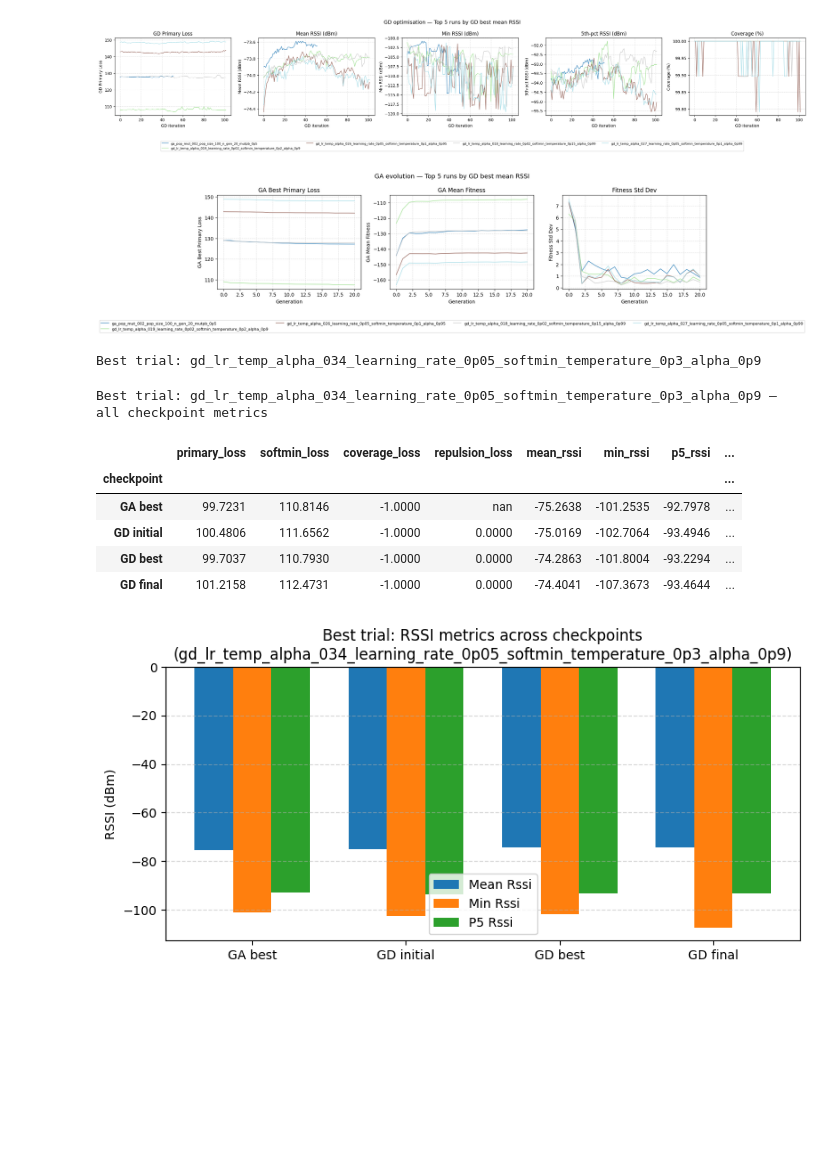
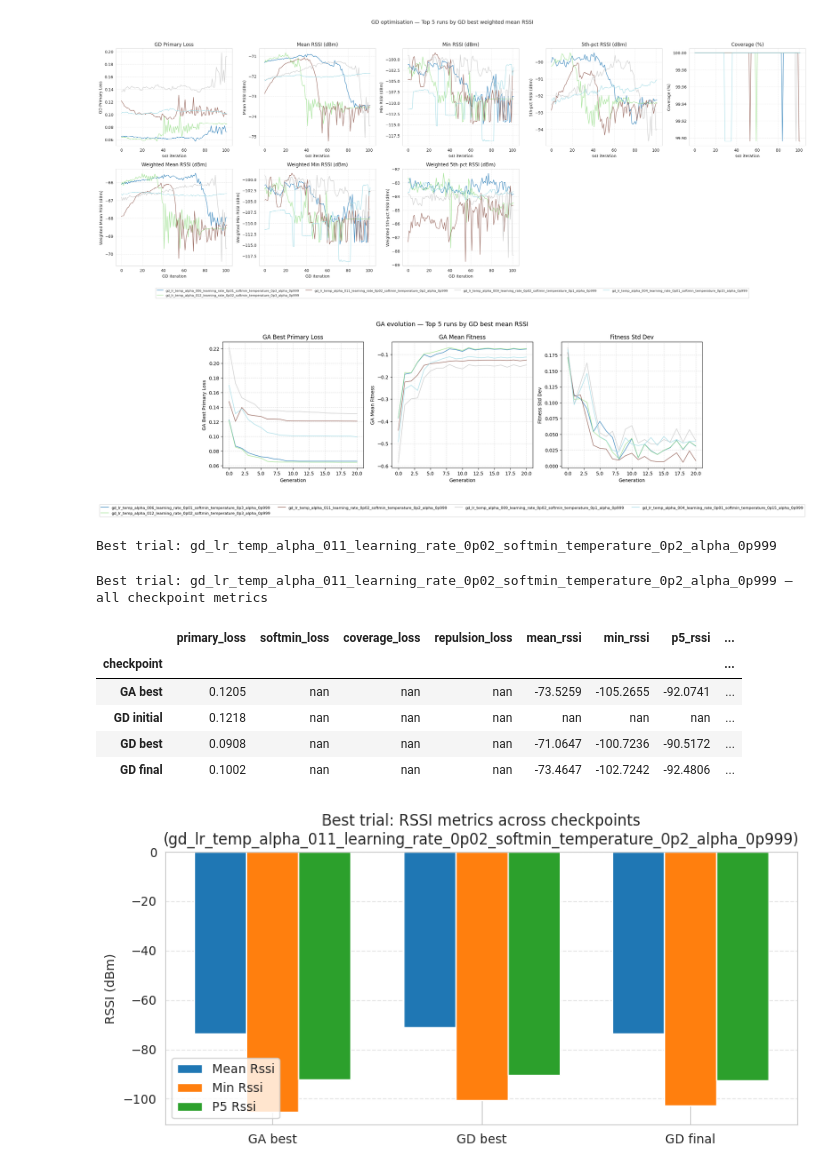
Before and after one commit to hieutrungle/repos, a Jupyter notebook: notebooks/results_analysis.ipynb, the cells around one changed output. Saved outputs shown, nothing was run; the diff lists cells and outputs as text; code cells hidden in the pictures; blank space fills up the shorter version.

Commit message:
add weighted to analysis

```diff
--- a/notebooks/results_analysis.ipynb
+++ b/notebooks/results_analysis.ipynb
@@ -8,5 +9,5 @@ from pathlib import Path
 # %%
-df = pd.read_csv('/home/hieule/research/repos/results/experiments/memetic_hparam_sweep/sweep_summary.csv')
+df = pd.read_csv('/home/hieule/research/reflector-position/tmp_results/experiments/memetic_hparam_sweep/sweep_summary.csv')
 # %%
 df.head()
 # %% [output]
@@ -41,6 +40,6 @@ df
 # %%
 # ── Load trend CSVs (one per trial) ──────────────────────────────────────────
-SWEEP_DIR = Path('/home/hieule/research/repos/results/experiments/memetic_hparam_sweep')
+SWEEP_DIR = Path('/home/hieule/research/reflector-position/tmp_results/experiments/memetic_hparam_sweep')
 TRENDS_DIR = SWEEP_DIR / 'trends'
 
 gd_histories = {}    # trial_name -> DataFrame
@@ -68,6 +67,8 @@ RANK_COLS = [
     'ga_best_mean_rssi', 'ga_best_min_rssi', 'ga_best_p5_rssi', 'ga_best_coverage_pct',
     'gd_best_mean_rssi',  'gd_best_min_rssi',  'gd_best_p5_rssi',  'gd_best_coverage_pct',
     'gd_final_mean_rssi', 'gd_final_min_rssi', 'gd_final_p5_rssi', 'gd_final_coverage_pct',
+    "ga_best_weighted_mean_rssi", "ga_best_weighted_min_rssi", "ga_best_weighted_p5_rssi", "ga_best_weighted_coverage_pct",
+    "gd_best_weighted_mean_rssi",  "gd_best_weighted_min_rssi",  "gd_best_weighted_p5_rssi",  "gd_best_weighted_coverage_pct",
     'total_time_s',
 ]
 
@@ -180,53 +234,64 @@ else:
 # %%
 # ── GD iteration history — Top 5 runs by GD best mean RSSI ────────────────────
-if 'gd_best_mean_rssi' not in df.columns:
-    print("Column 'gd_best_mean_rssi' not found in CSV.")
+if 'gd_best_weighted_mean_rssi' not in df.columns:
+    print("Column 'gd_best_weighted_mean_rssi' not found in CSV.")
 else:
-    df_top5 = df.sort_values('gd_best_mean_rssi', ascending=False).head(5)
+    df_top5 = df.sort_values('gd_best_weighted_mean_rssi', ascending=False).head(5)
     if 'trial_name' in df_top5.columns:
         top5_trials = df_top5['trial_name'].astype(str).tolist()
         gd_histories_top5 = {t: gd_histories[t] for t in top5_trials if t in gd_histories}
     else:
         gd_histories_top5 = {}
 
     if gd_histories_top5:
         GD_TREND_METRICS = [
             ('primary_loss',  'GD Primary Loss'),
             ('mean_rssi',     'Mean RSSI (dBm)'),
             ('min_rssi',      'Min RSSI (dBm)'),
             ('p5_rssi',       '5th-pct RSSI (dBm)'),
             ('coverage_pct',  'Coverage (%)'),
+            ('weighted_mean_rssi', 'Weighted Mean RSSI (dBm)'),
+            ('weighted_min_rssi', 'Weighted Min RSSI (dBm)'),
+            ('weighted_p5_rssi', 'Weighted 5th-pct RSSI (dBm)'),
+            # ('weighted_coverage_pct', 'Weighted Coverage (%)')
         ]
 
         n_plots = len(GD_TREND_METRICS)
-        fig, axes = plt.subplots(1, n_plots, figsize=(5 * n_plots, 4))
+        max_plots_per_row = 5
+        n_cols = min(max_plots_per_row, n_plots)
+        n_rows = int(np.ceil(n_plots / n_cols))
+        fig, axes = plt.subplots(n_rows, n_cols, figsize=(5 * n_cols, 5 * n_rows), squeeze=False)
+        axes_flat = axes.flatten()
         colors = cm.tab20(np.linspace(0, 1, len(gd_histories_top5)))
 
-        for ax, (col, ylabel) in zip(axes, GD_TREND_METRICS):
+        for ax, (col, ylabel) in zip(axes_flat, GD_TREND_METRICS):
             for (trial, hist), color in zip(gd_histories_top5.items(), colors):
                 if col in hist.columns:
                     ax.plot(hist['step'], hist[col], label=trial, color=color, linewidth=1.2, alpha=0.85)
             ax.set_xlabel('GD iteration')
             ax.set_ylabel(ylabel)
             ax.set_title(ylabel)
             ax.grid(linestyle='--', alpha=0.4)
 
-        handles, labels = axes[0].get_legend_handles_labels()
+        for ax in axes_flat[n_plots:]:
+            ax.set_visible(False)
+
+        handles, labels = axes_flat[0].get_legend_handles_labels()
         fig.legend(handles, labels, loc='lower center', ncol=min(4, len(gd_histories_top5)),
-                   bbox_to_anchor=(0.5, -0.18), fontsize=8)
-        fig.suptitle('GD optimisation — Top 5 runs by GD best mean RSSI', fontsize=13)
-        plt.tight_layout()
+                   bbox_to_anchor=(0.5, 0.0), fontsize=8)
+        fig.suptitle('GD optimisation — Top 5 runs by GD best weighted mean RSSI', fontsize=13)
+        plt.tight_layout(rect=[0, 0.06, 1, 0.95])
         plt.show()
     else:
         print("No GD history trend files found for top-5 ranked runs in", TRENDS_DIR)
 # %% [output]
-[figure, old version]
+[figure, new version]
 # %%
 # ── GA generation history — Top 5 runs by GD best mean RSSI ───────────────────
-if 'gd_best_mean_rssi' not in df.columns:
-    print("Column 'gd_best_mean_rssi' not found in CSV.")
+if 'gd_best_weighted_mean_rssi' not in df.columns:
+    print("Column 'gd_best_weighted_mean_rssi' not found in CSV.")
 else:
-    df_top5 = df.sort_values('gd_best_mean_rssi', ascending=False).head(5)
+    df_top5 = df.sort_values('gd_best_weighted_mean_rssi', ascending=False).head(5)
     if 'trial_name' in df_top5.columns:
         top5_trials = df_top5['trial_name'].astype(str).tolist()
         ga_generations_top5 = {t: ga_generations[t] for t in top5_trials if t in ga_generations}
@@ -241,7 +306,7 @@ else:
         ]
 
         n_plots = len(GA_TREND_METRICS)
-        fig, axes = plt.subplots(1, n_plots, figsize=(5 * n_plots, 4))
+        fig, axes = plt.subplots(1, n_plots, figsize=(5 * n_plots, 5))
         colors = cm.tab20(np.linspace(0, 1, len(ga_generations_top5)))
 
         for ax, (col, ylabel) in zip(axes, GA_TREND_METRICS):
@@ -262,12 +327,12 @@ else:
     else:
         print("No GA generation trend files found for top-5 ranked runs in", TRENDS_DIR)
 # %% [output]
-[figure, old version]
+[figure, new version]
 # %%
 # ── Best trial deep-dive: GA best + GD initial → best → final ────────────────
-if 'gd_best_primary_loss' in df.columns and len(df) > 0:
-    best_row = df.loc[df['gd_best_primary_loss'].idxmin()]
-    best_name = best_row.get('trial_name', str(df['gd_best_primary_loss'].idxmin()))
+if 'gd_best_mean_rssi' in df.columns and len(df) > 0:
+    best_row = df.loc[(df['gd_best_mean_rssi']-df["ga_best_mean_rssi"]).idxmax()]
+    best_name = best_row.get('trial_name', str((df['gd_best_mean_rssi']-df["ga_best_mean_rssi"]).idxmax()))
     print(f"Best trial: {best_name}")
 
     CHECKPOINT_GROUPS = {
@@ -318,12 +383,12 @@ if 'gd_best_primary_loss' in df.columns and len(df) > 0:
 else:
     print("Run the sweep and reload to see best-trial deep-dive.")
 # %% [output]
-Best trial: gd_lr_temp_alpha_034_learning_rate_0p05_softmin_temperature_0p3_alpha_0p9
+Best trial: gd_lr_temp_alpha_011_learning_rate_0p02_softmin_temperature_0p2_alpha_0p999
-Best trial: gd_lr_temp_alpha_034_learning_rate_0p05_softmin_temperature_0p3_alpha_0p9 — all checkpoint metrics
+Best trial: gd_lr_temp_alpha_011_learning_rate_0p02_softmin_temperature_0p2_alpha_0p999 — all checkpoint metrics
 |  | primary_loss | softmin_loss | coverage_loss | repulsion_loss | mean_rssi | min_rssi | p5_rssi | ... |
 | checkpoint |  |  |  |  |  |  |  | ... |
-| GA best | 99.7231 | 110.8146 | -1.0000 | nan | -75.2638 | -101.2535 | -92.7978 | ... |
-| GD initial | 100.4806 | 111.6562 | -1.0000 | 0.0000 | -75.0169 | -102.7064 | -93.4946 | ... |
-| GD best | 99.7037 | 110.7930 | -1.0000 | 0.0000 | -74.2863 | -101.8004 | -93.2294 | ... |
-| GD final | 101.2158 | 112.4731 | -1.0000 | 0.0000 | -74.4041 | -107.3673 | -93.4644 | ... |
+| GA best | 0.1205 | nan | nan | nan | -73.5259 | -105.2655 | -92.0741 | ... |
+| GD initial | 0.1218 | nan | nan | nan | nan | nan | nan | ... |
+| GD best | 0.0908 | nan | nan | nan | -71.0647 | -100.7236 | -90.5172 | ... |
+| GD final | 0.1002 | nan | nan | nan | -73.4647 | -102.7242 | -92.4806 | ... |
-[figure, old version]
+[figure, new version]
```
Also changed, not shown: parts of 7 cells of this notebook.
